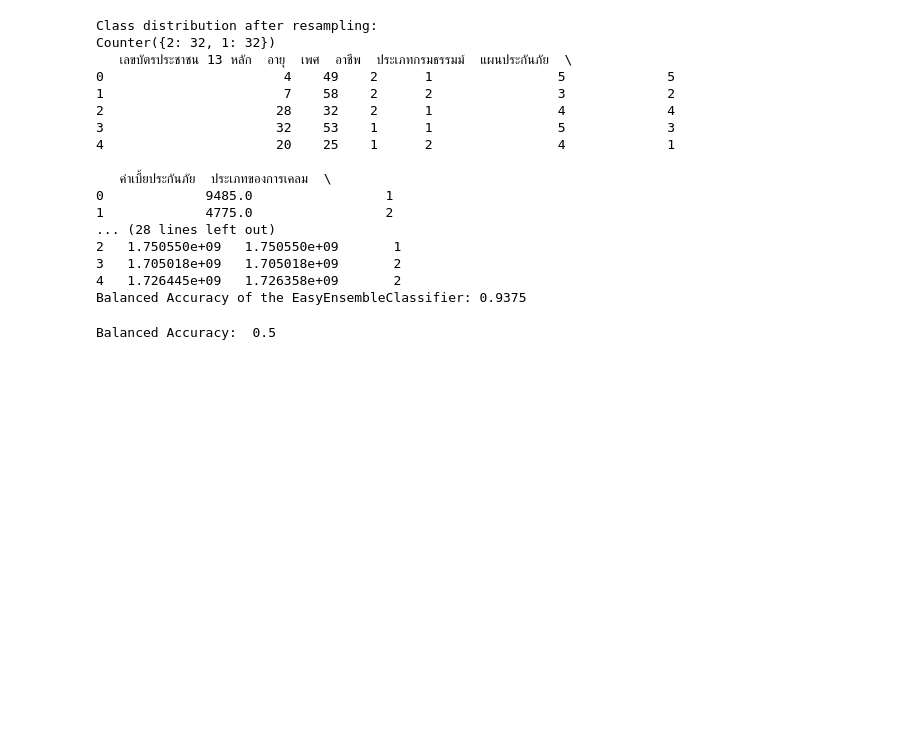
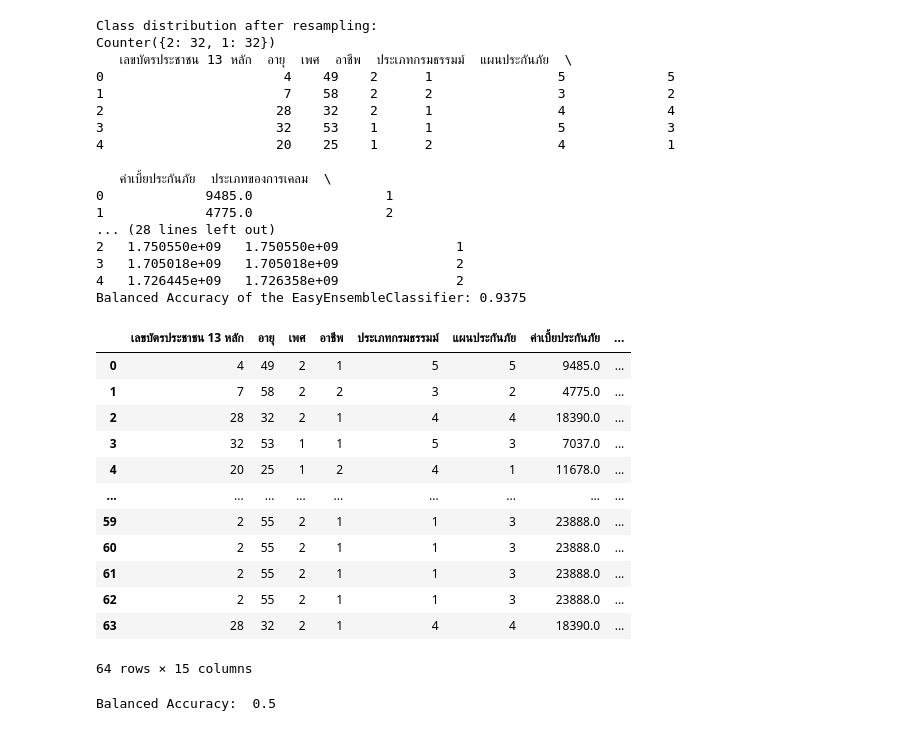
Before and after one commit to Suchada2000/MY-WORK, a Jupyter notebook: Untitled29.ipynb, the cells around one changed output. Drawn from its saved outputs; the diff is of its cells as text; code cells hidden in the pictures; blank space fills up the shorter version.

```diff
--- a/Untitled29.ipynb
+++ b/Untitled29.ipynb
@@ -458,4 +524,20 @@ Counter({2: 32, 1: 32})
 Balanced Accuracy of the EasyEnsembleClassifier: 0.9375
+# %%
+balanced_data
+# %% [output]
+|  | เลขบัตรประชาชน 13 หลัก | อายุ | เพศ | อาชีพ | ประเภทกรมธรรมม์ | แผนประกันภัย | ค่าเบี้ยประกันภัย | ... |
+| 0 | 4 | 49 | 2 | 1 | 5 | 5 | 9485.0 | ... |
+| 1 | 7 | 58 | 2 | 2 | 3 | 2 | 4775.0 | ... |
+| 2 | 28 | 32 | 2 | 1 | 4 | 4 | 18390.0 | ... |
+| 3 | 32 | 53 | 1 | 1 | 5 | 3 | 7037.0 | ... |
+| 4 | 20 | 25 | 1 | 2 | 4 | 1 | 11678.0 | ... |
+| ... | ... | ... | ... | ... | ... | ... | ... | ... |
+| 59 | 2 | 55 | 2 | 1 | 1 | 3 | 23888.0 | ... |
+| 60 | 2 | 55 | 2 | 1 | 1 | 3 | 23888.0 | ... |
+| 61 | 2 | 55 | 2 | 1 | 1 | 3 | 23888.0 | ... |
+| 62 | 2 | 55 | 2 | 1 | 1 | 3 | 23888.0 | ... |
+| 63 | 28 | 32 | 2 | 1 | 4 | 4 | 18390.0 | ... |
+64 rows × 15 columns
 # %%
 import pandas as pd
 from imblearn.ensemble import BalancedRandomForestClassifier
```
Also changed, not shown: parts of 7 cells of this notebook.
